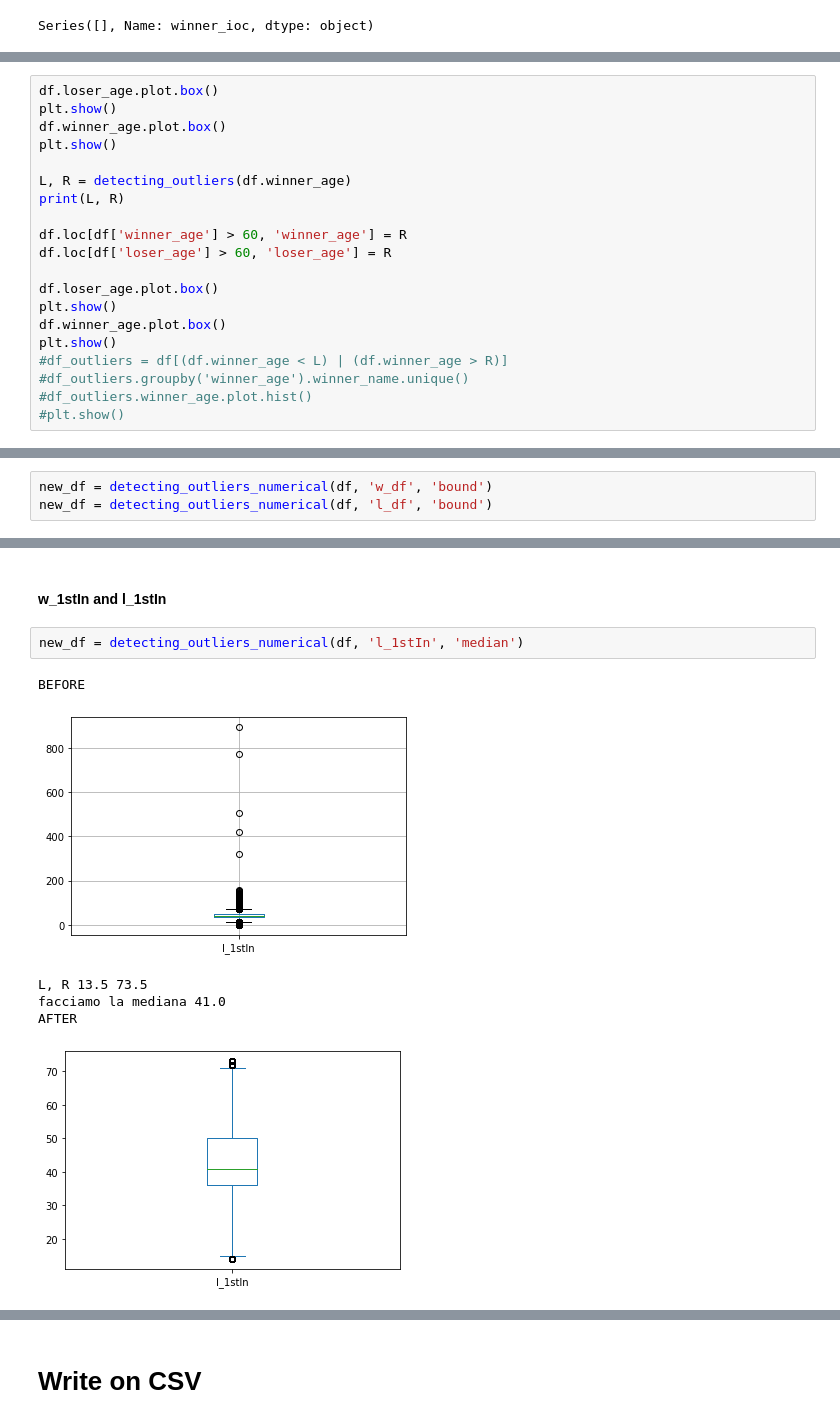
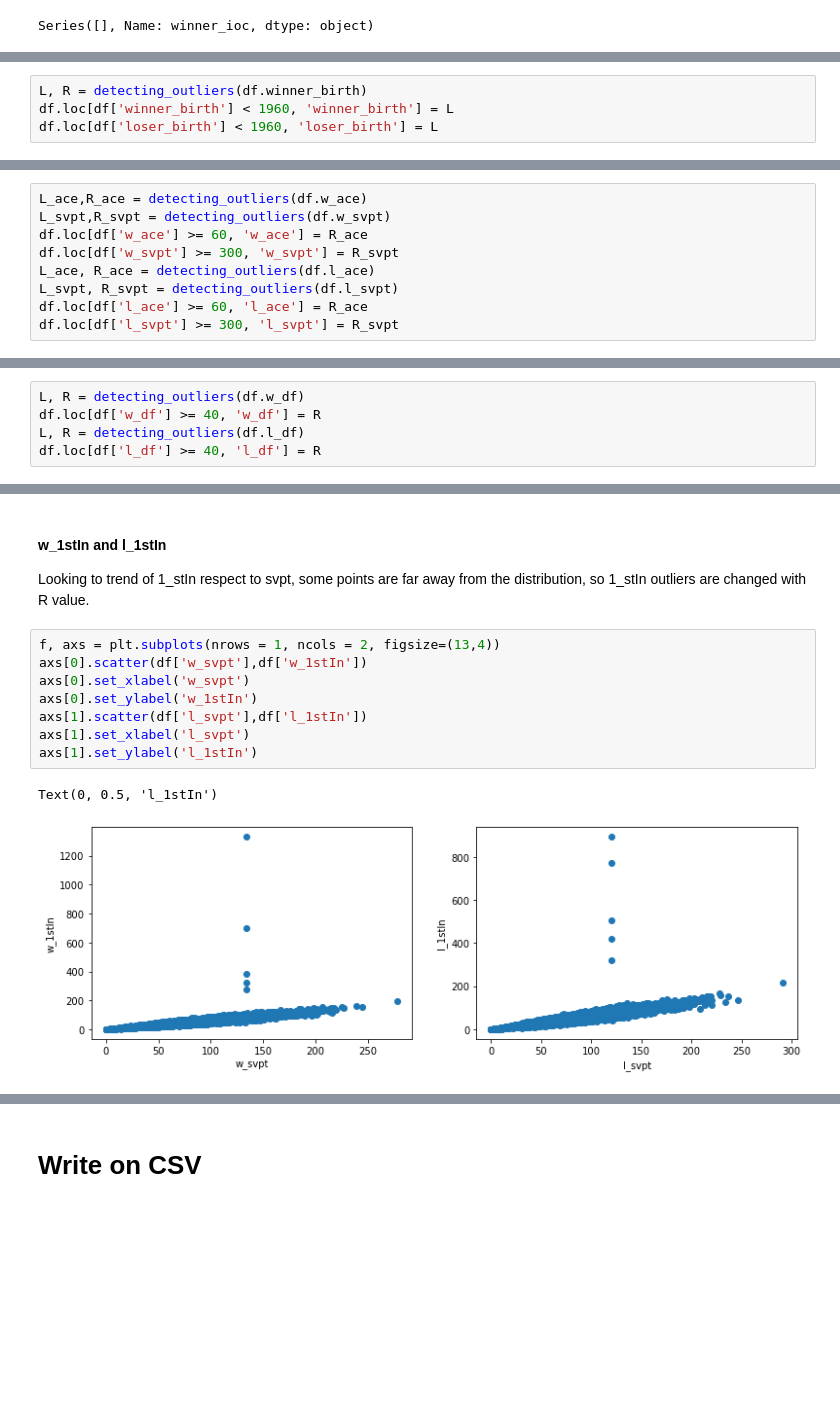
Before and after one commit to OrnelaDanushi/DM-project21, a Jupyter notebook: Task1/3_Data_Cleaning.ipynb, the cells around one changed output, grey strips where cells are left out. Saved outputs shown, nothing was run; the diff lists cells and outputs as text; blank space fills up the shorter version.

```diff
--- a/Task1/3_Data_Cleaning.ipynb
+++ b/Task1/3_Data_Cleaning.ipynb
@@ -2438,20 +2005,4 @@ Ho cambiato solo quelli che hanno un valore molto alto (come età = 95) perché
 # %%
-df.loser_age.plot.box()
-plt.show()
-df.winner_age.plot.box()
-plt.show()
-
-L, R = detecting_outliers(df.winner_age)
-print(L, R)
-
-df.loc[df['winner_age'] > 60, 'winner_age'] = R
-df.loc[df['loser_age'] > 60, 'loser_age'] = R
-
-df.loser_age.plot.box()
-plt.show()
-df.winner_age.plot.box()
-plt.show()
-#df_outliers = df[(df.winner_age < L) | (df.winner_age > R)]
-#df_outliers.groupby('winner_age').winner_name.unique()
-#df_outliers.winner_age.plot.hist()
-#plt.show()
+L, R = detecting_outliers(df.winner_birth)
+df.loc[df['winner_birth'] < 1960, 'winner_birth'] = L
+df.loc[df['loser_birth'] < 1960, 'loser_birth'] = L
@@ -2499,0 +2062,9 @@ AFTER
+# %%
+L_ace,R_ace = detecting_outliers(df.w_ace)
+L_svpt,R_svpt = detecting_outliers(df.w_svpt)
+df.loc[df['w_ace'] >= 60, 'w_ace'] = R_ace
+df.loc[df['w_svpt'] >= 300, 'w_svpt'] = R_svpt
+L_ace, R_ace = detecting_outliers(df.l_ace)
+L_svpt, R_svpt = detecting_outliers(df.l_svpt)
+df.loc[df['l_ace'] >= 60, 'l_ace'] = R_ace
+df.loc[df['l_svpt'] >= 300, 'l_svpt'] = R_svpt
@@ -2502,3 +2091,5 @@ AFTER
 # %%
-new_df = detecting_outliers_numerical(df, 'w_df', 'bound')
-new_df = detecting_outliers_numerical(df, 'l_df', 'bound')
+L, R = detecting_outliers(df.w_df)
+df.loc[df['w_df'] >= 40, 'w_df'] = R
+L, R = detecting_outliers(df.l_df)
+df.loc[df['l_df'] >= 40, 'l_df'] = R
@@ -2535,11 +2102,14 @@ AFTER
 # %% [markdown]
 #### w_1stIn and l_1stIn
+Looking to trend of 1_stIn respect to svpt, some points are far away from the distribution, so 1_stIn outliers are changed with R value.
 # %%
-new_df = detecting_outliers_numerical(df, 'l_1stIn', 'median')
+f, axs = plt.subplots(nrows = 1, ncols = 2, figsize=(13,4))
+axs[0].scatter(df['w_svpt'],df['w_1stIn'])
+axs[0].set_xlabel('w_svpt')
+axs[0].set_ylabel('w_1stIn')
+axs[1].scatter(df['l_svpt'],df['l_1stIn'])
+axs[1].set_xlabel('l_svpt')
+axs[1].set_ylabel('l_1stIn')
 # %% [output]
-BEFORE
+Text(0, 0.5, 'l_1stIn')
-[figure, old version]
+[figure, new version]
-L, R 13.5 73.5
-facciamo la mediana 41.0
-AFTER
-[figure, removed]
```
Also changed, not shown: parts of 164 cells of this notebook, 10 other files.
